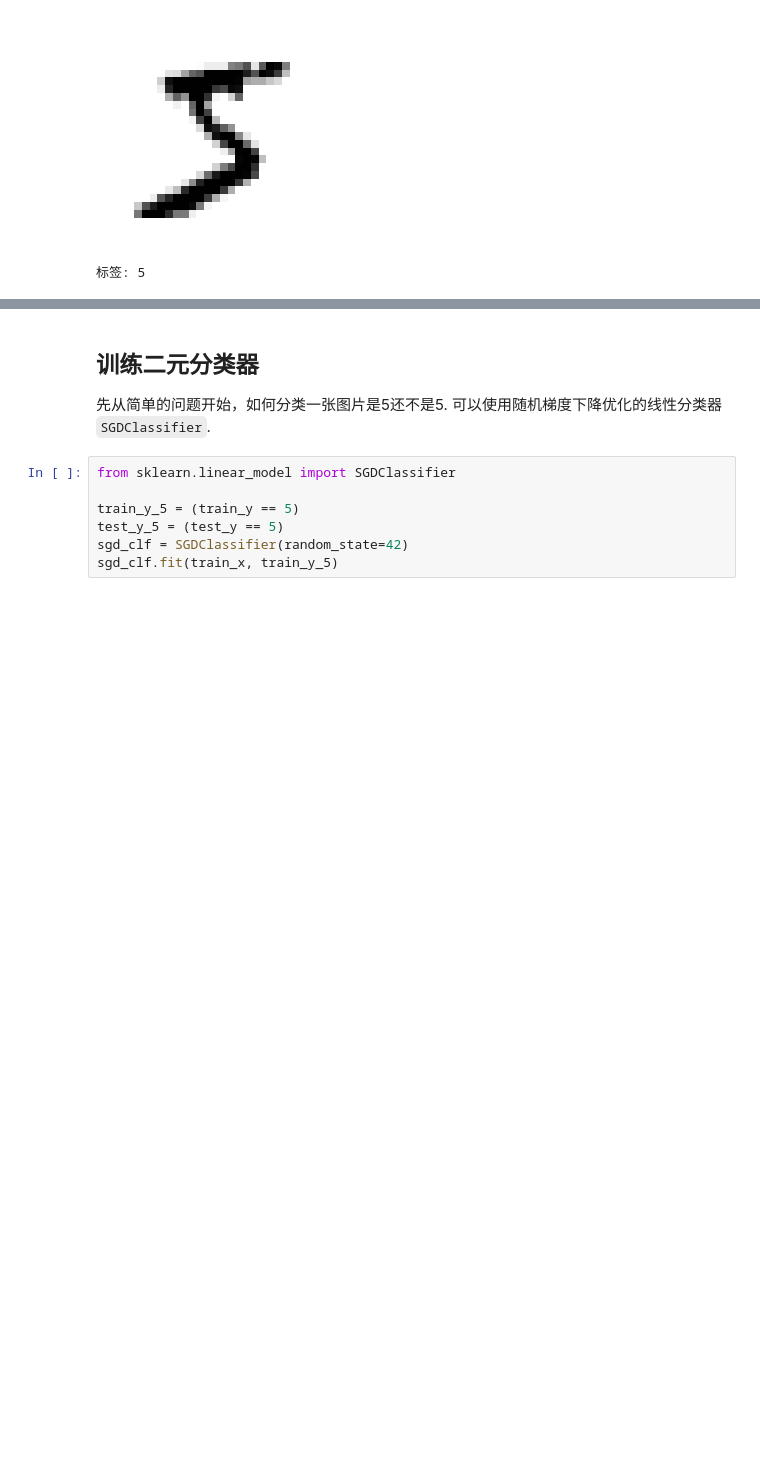
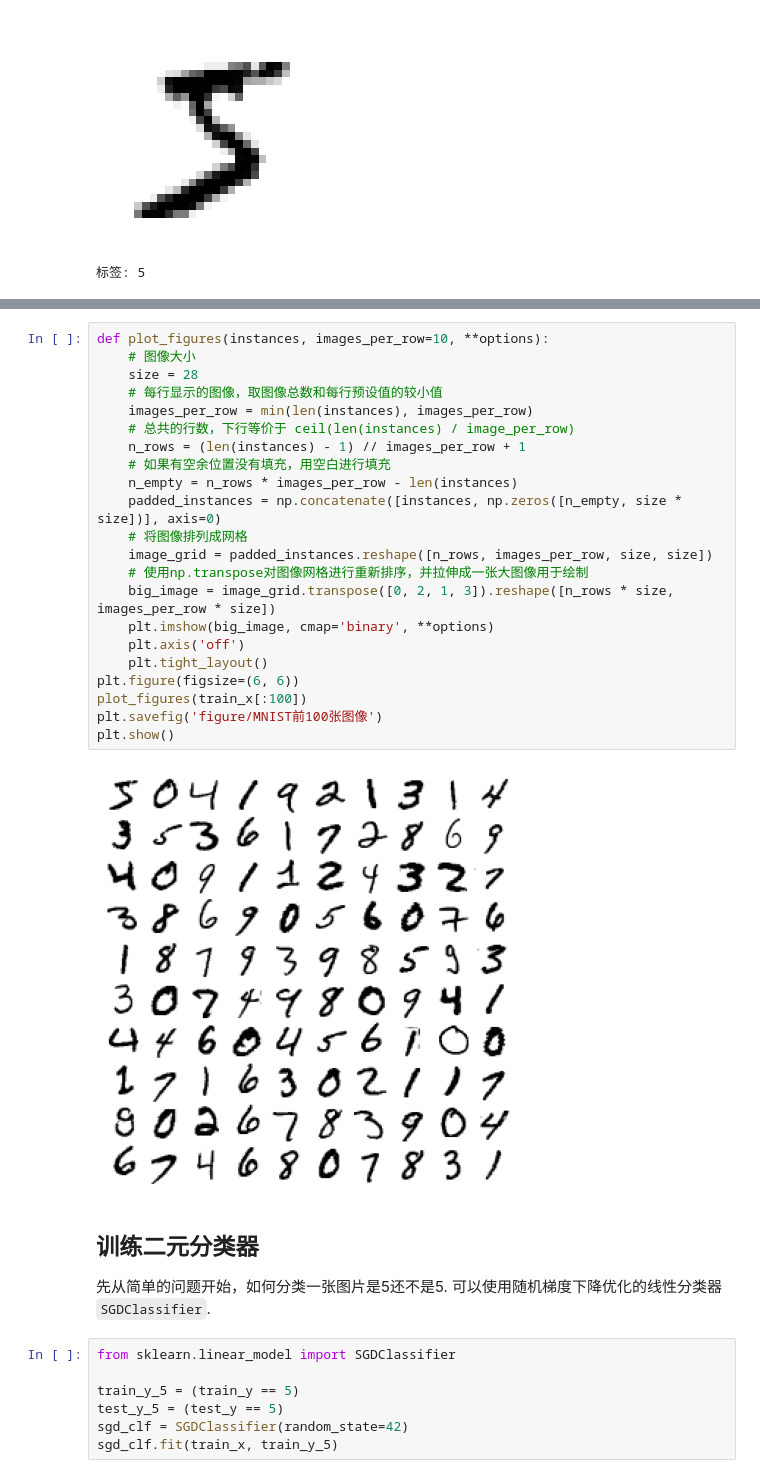
Before and after one commit to wty-yy/ml-scikit-keras-tf2, a Jupyter notebook: 3.classification.ipynb, the cells around one changed output, grey strips where cells are left out. Cells and saved outputs as stored; diff of their text form; blank space fills up the shorter version.

```diff
--- a/3.classification.ipynb
+++ b/3.classification.ipynb
@@ -58,3 +78,27 @@ print("标签:", sample_y)
+# %%
+def plot_figures(instances, images_per_row=10, **options):
+    # 图像大小
+    size = 28
+    # 每行显示的图像，取图像总数和每行预设值的较小值
+    images_per_row = min(len(instances), images_per_row)
+    # 总共的行数，下行等价于 ceil(len(instances) / image_per_row)
+    n_rows = (len(instances) - 1) // images_per_row + 1
+    # 如果有空余位置没有填充，用空白进行填充
+    n_empty = n_rows * images_per_row - len(instances)
+    padded_instances = np.concatenate([instances, np.zeros([n_empty, size * size])], axis=0)
+    # 将图像排列成网格
+    image_grid = padded_instances.reshape([n_rows, images_per_row, size, size])
+    # 使用np.transpose对图像网格进行重新排序，并拉伸成一张大图像用于绘制
+    big_image = image_grid.transpose([0, 2, 1, 3]).reshape([n_rows * size, images_per_row * size])
+    plt.imshow(big_image, cmap='binary', **options)
+    plt.axis('off')
+    plt.tight_layout()
+plt.figure(figsize=(6, 6))
+plot_figures(train_x[:100])
+plt.savefig('figure/MNIST前100张图像')
+plt.show()
+# %% [output]
+[figure, added]
 # %% [markdown]
 ## 训练二元分类器
 
```
Also changed, not shown: parts of 55 cells of this notebook.
